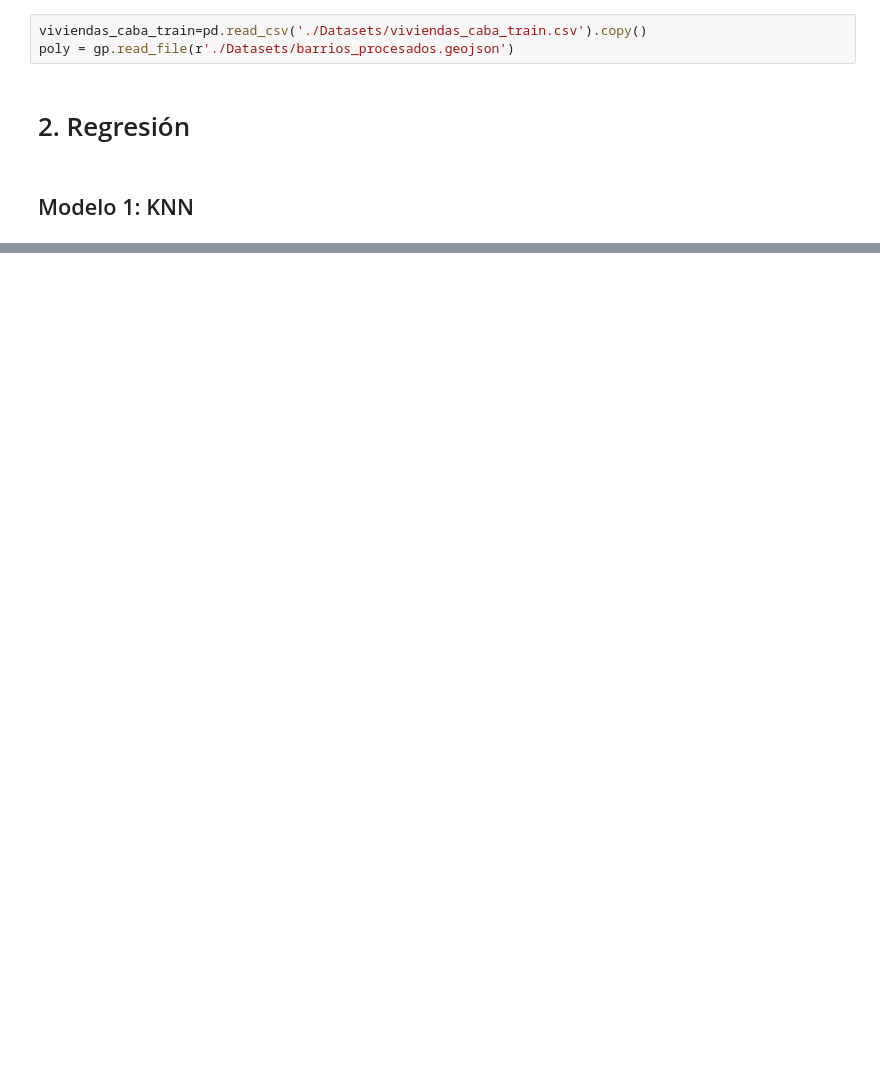
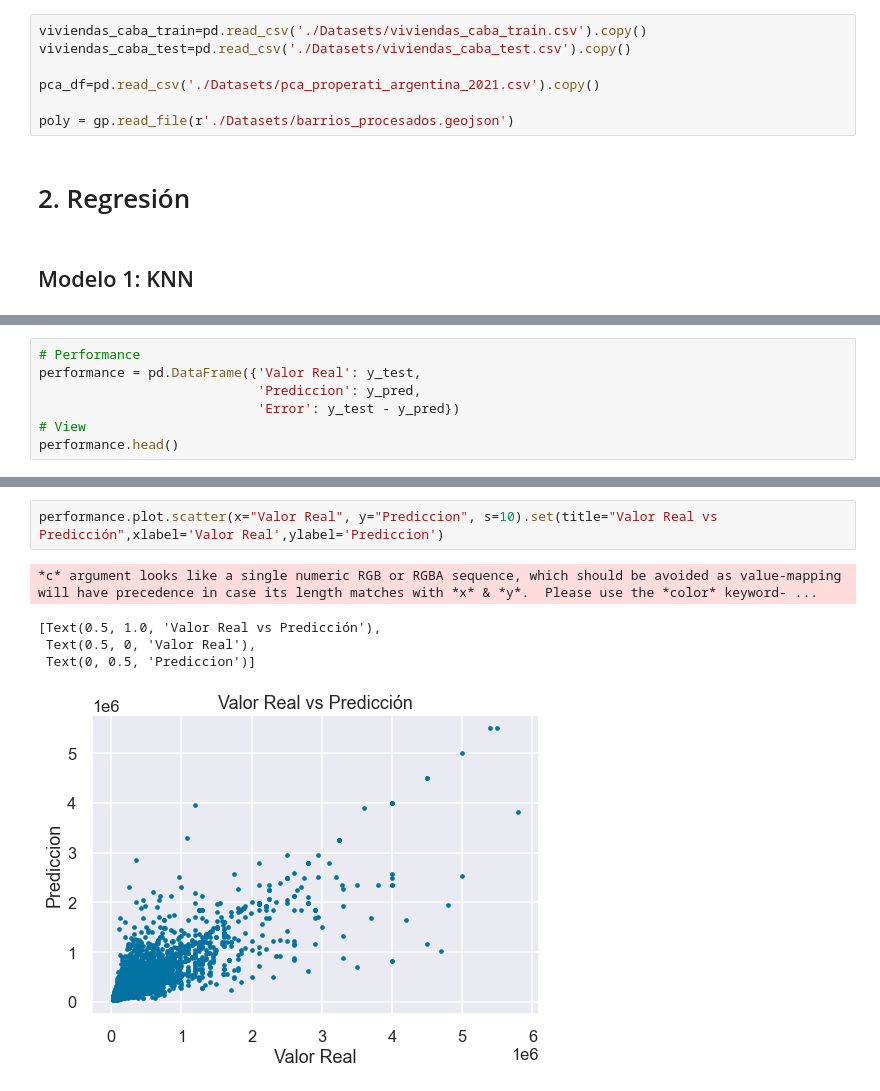
Before and after one commit to iankvdh/Organizacion-de-Datos-2C2022-GRUPO22, a Jupyter notebook: 7506R_TP1_GRUPO22_ENTREGA_REGRESION.ipynb, the cells around one changed output, grey strips where cells are left out. Saved outputs shown, nothing was run; the diff lists cells and outputs as text; blank space fills up the shorter version.

```diff
--- a/7506R_TP1_GRUPO22_ENTREGA_REGRESION.ipynb
+++ b/7506R_TP1_GRUPO22_ENTREGA_REGRESION.ipynb
@@ -29,5 +31,9 @@ from IPython.display import Image
 # %%
 viviendas_caba_train=pd.read_csv('./Datasets/viviendas_caba_train.csv').copy()
+viviendas_caba_test=pd.read_csv('./Datasets/viviendas_caba_test.csv').copy()
+
+pca_df=pd.read_csv('./Datasets/pca_properati_argentina_2021.csv').copy()
+
 poly = gp.read_file(r'./Datasets/barrios_procesados.geojson')
 # %% [markdown]
 # 2. Regresión
@@ -35,0 +123,7 @@ poly = gp.read_file(r'./Datasets/barrios_procesados.geojson')
+# %%
+# Performance
+performance = pd.DataFrame({'Valor Real': y_test,
+                            'Prediccion': y_pred,
+                            'Error': y_test - y_pred})
+# View
+performance.head()
@@ -35,0 +137,8 @@ poly = gp.read_file(r'./Datasets/barrios_procesados.geojson')
+# %%
+performance.plot.scatter(x="Valor Real", y="Prediccion", s=10).set(title="Valor Real vs Predicción",xlabel='Valor Real',ylabel='Prediccion')
+# %% [output]
+*c* argument looks like a single numeric RGB or RGBA sequence, which should be avoided as value-mapping will have precedence in case its length matches with *x* & *y*.  Please use the *color* keyword- ...
+[Text(0.5, 1.0, 'Valor Real vs Predicción'),
+ Text(0.5, 0, 'Valor Real'),
+ Text(0, 0.5, 'Prediccion')]
+[figure, added]
```
Also changed, not shown: parts of 37 cells of this notebook, 1 other file.
